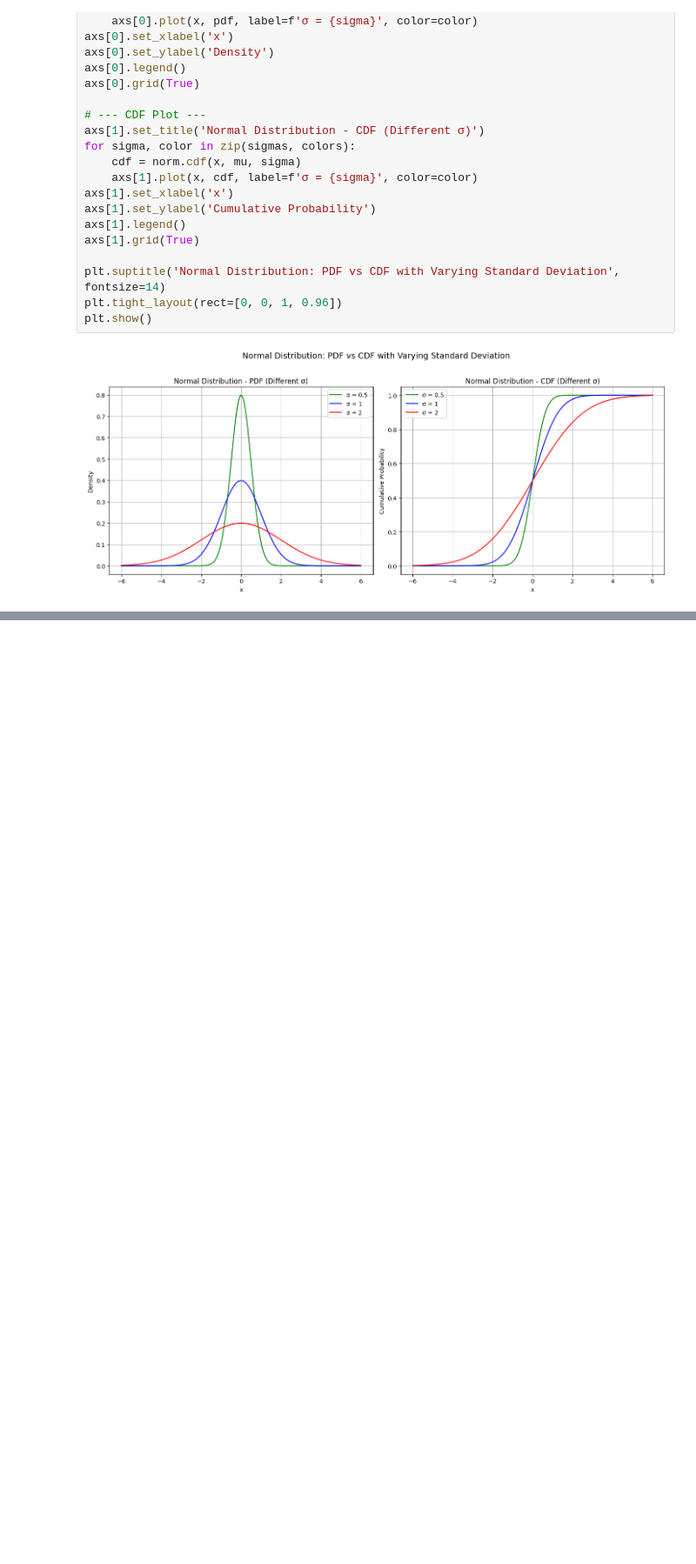
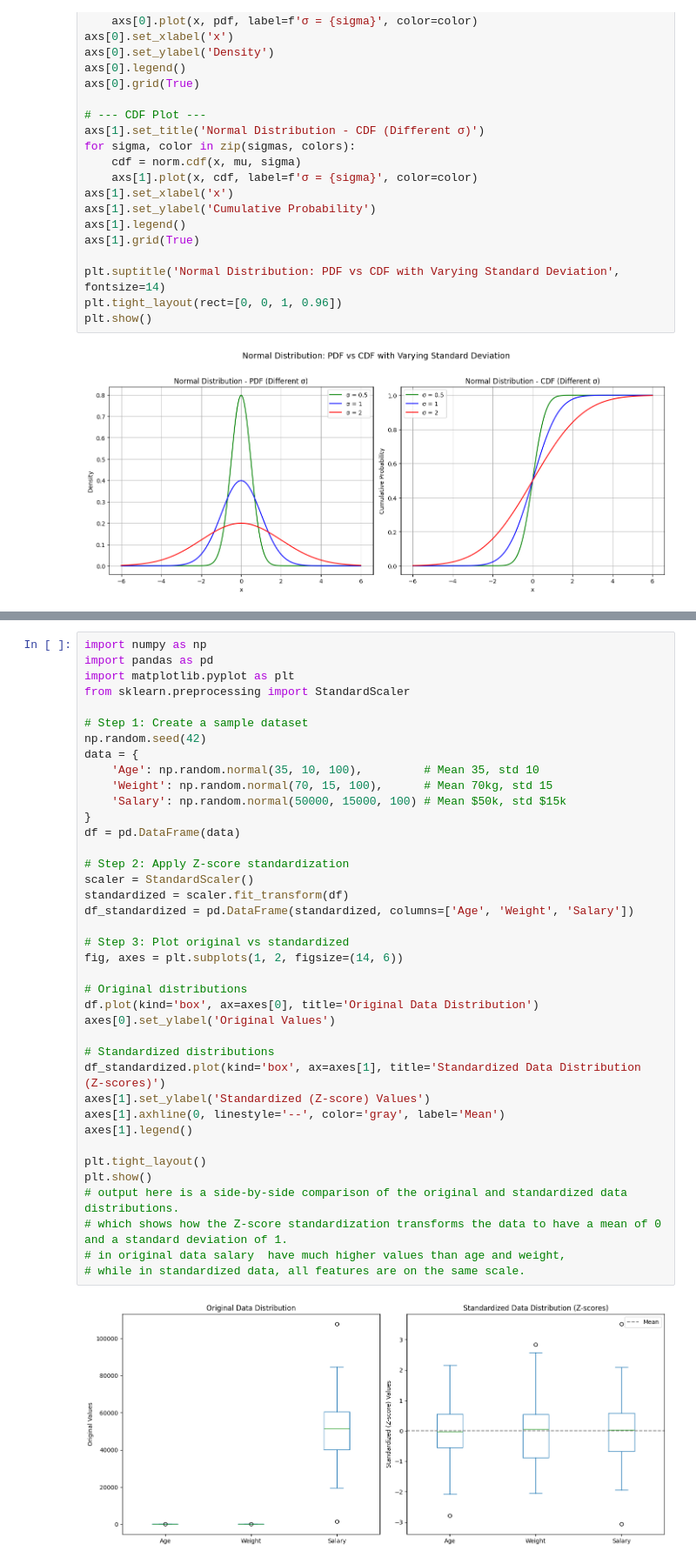
Before and after one commit to abhik12295/Data-Science-Learning, a Jupyter notebook: Statistics/types_of_probability_distribution.ipynb, the cells around one changed output, grey strips where cells are left out. Shown at 87% size. Cells and saved outputs as stored; diff of their text form; blank space fills up the shorter version.

Commit message:
Standard Normal Distribution

```diff
--- a/Statistics/types_of_probability_distribution.ipynb
+++ b/Statistics/types_of_probability_distribution.ipynb
@@ -517,0 +568,41 @@ CDF (Cumulative Distribution Function)
+# %%
+import numpy as np
+import pandas as pd
+import matplotlib.pyplot as plt
+from sklearn.preprocessing import StandardScaler
+
+# Step 1: Create a sample dataset
+np.random.seed(42)
+data = {
+    'Age': np.random.normal(35, 10, 100),         # Mean 35, std 10
+    'Weight': np.random.normal(70, 15, 100),      # Mean 70kg, std 15
+    'Salary': np.random.normal(50000, 15000, 100) # Mean $50k, std $15k
+}
+df = pd.DataFrame(data)
+
+# Step 2: Apply Z-score standardization
+scaler = StandardScaler()
+standardized = scaler.fit_transform(df)
+df_standardized = pd.DataFrame(standardized, columns=['Age', 'Weight', 'Salary'])
+
+# Step 3: Plot original vs standardized
+fig, axes = plt.subplots(1, 2, figsize=(14, 6))
+
+# Original distributions
+df.plot(kind='box', ax=axes[0], title='Original Data Distribution')
+axes[0].set_ylabel('Original Values')
+
+# Standardized distributions
+df_standardized.plot(kind='box', ax=axes[1], title='Standardized Data Distribution (Z-scores)')
+axes[1].set_ylabel('Standardized (Z-score) Values')
+axes[1].axhline(0, linestyle='--', color='gray', label='Mean')
+axes[1].legend()
+
+plt.tight_layout()
+plt.show()
+# output here is a side-by-side comparison of the original and standardized data distributions.
+# which shows how the Z-score standardization transforms the data to have a mean of 0 and a standard deviation of 1.
+# in original data salary  have much higher values than age and weight,
+# while in standardized data, all features are on the same scale.
+# %% [output]
+[figure, added]
```
Also changed, not shown: parts of 4 cells of this notebook.
